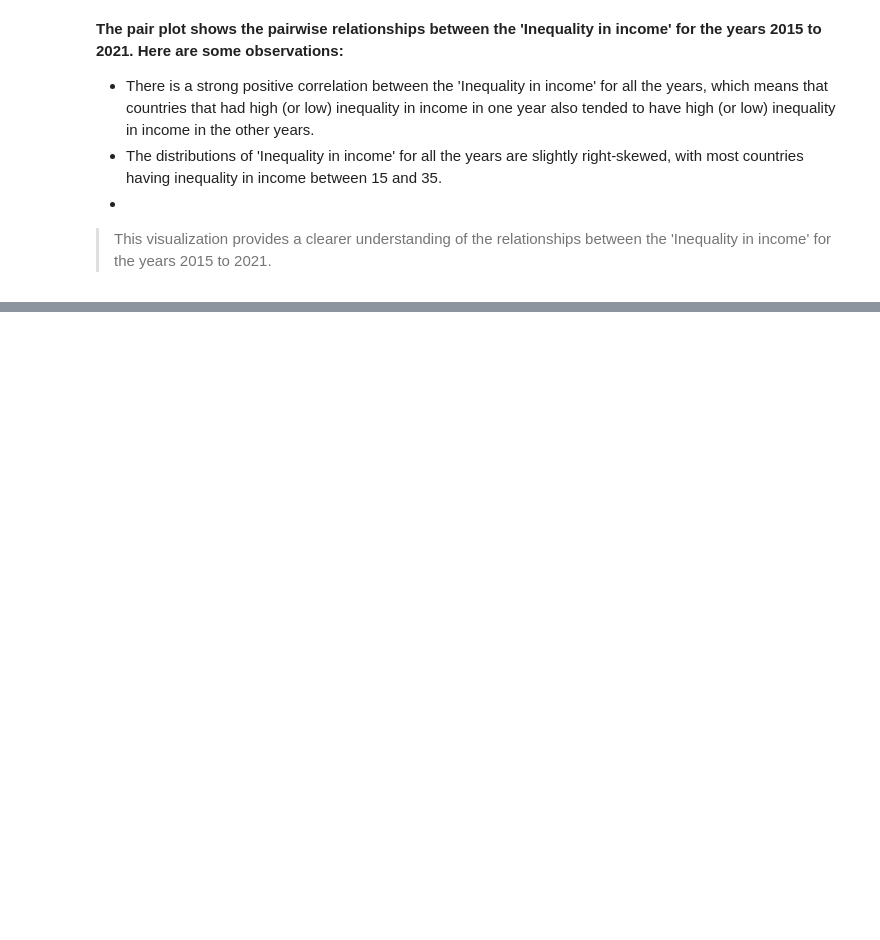
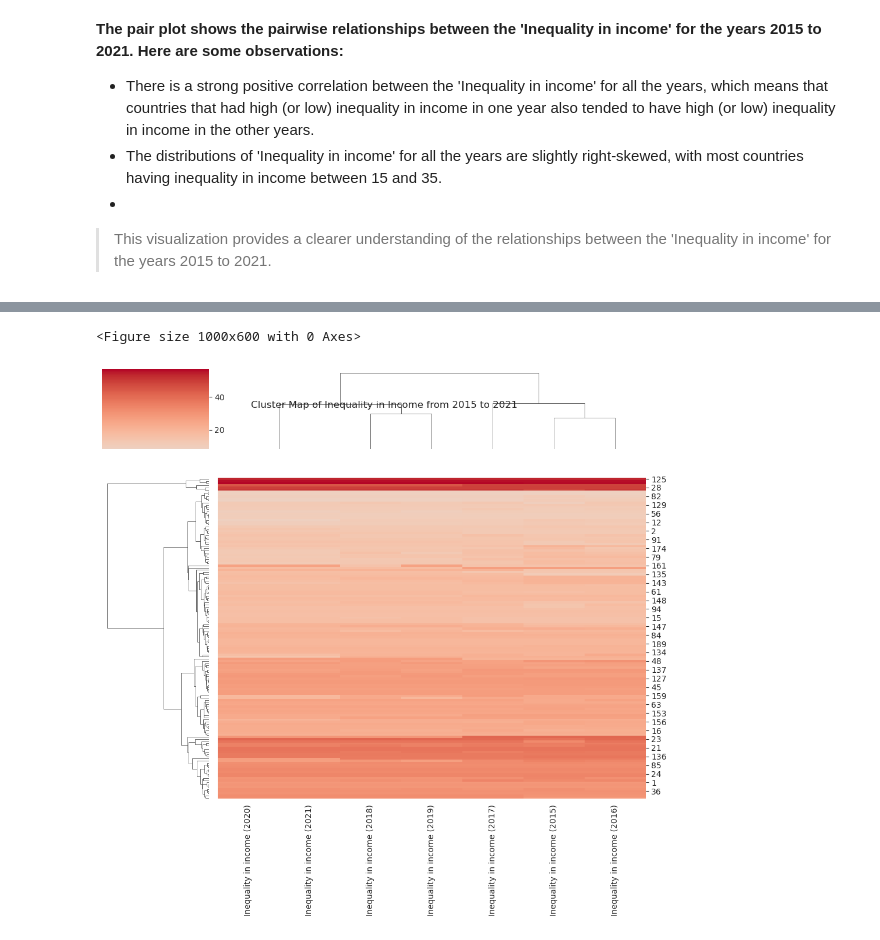
Before and after one commit to raj-rajat/Inequality-in-Income-Across-the-Globe, a Jupyter notebook: inequality-in-income-across-the-globe.ipynb, the cells around one changed output, grey strips where cells are left out. Drawn from its saved outputs; the diff is of its cells as text; code cells hidden in the pictures; blank space fills up the shorter version.

```diff
--- a/inequality-in-income-across-the-globe.ipynb
+++ b/inequality-in-income-across-the-globe.ipynb
@@ -534,0 +552,10 @@ plt.show()
+# %%
+# Create a cluster map of the 'Inequality in income' for the years 2015 to 2021
+plt.figure(figsize=(10, 6))
+sns.clustermap(df.iloc[:, -7:].dropna(), cmap='coolwarm', center=0, figsize=(10, 10))
+plt.suptitle('Cluster Map of Inequality in Income from 2015 to 2021', y=0.90)
+plt.tight_layout()
+plt.show()
+# %% [output]
+<Figure size 1000x600 with 0 Axes>
+[figure, added]
```
Also changed, not shown: parts of 9 cells of this notebook.
